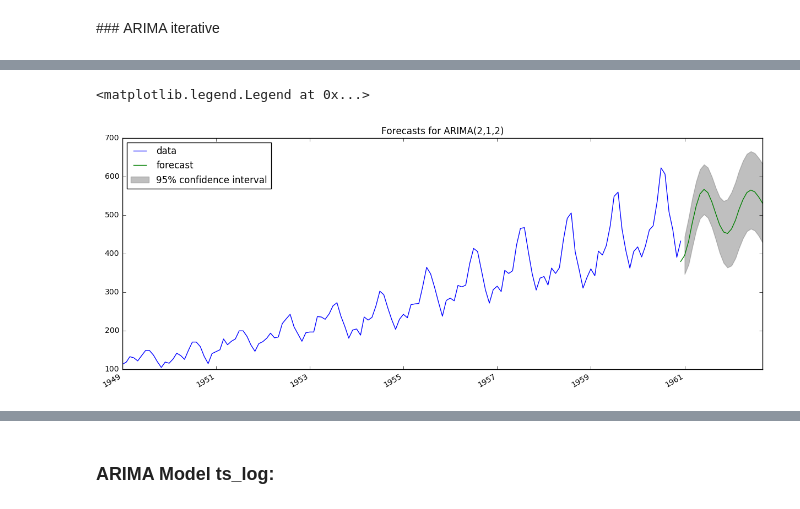
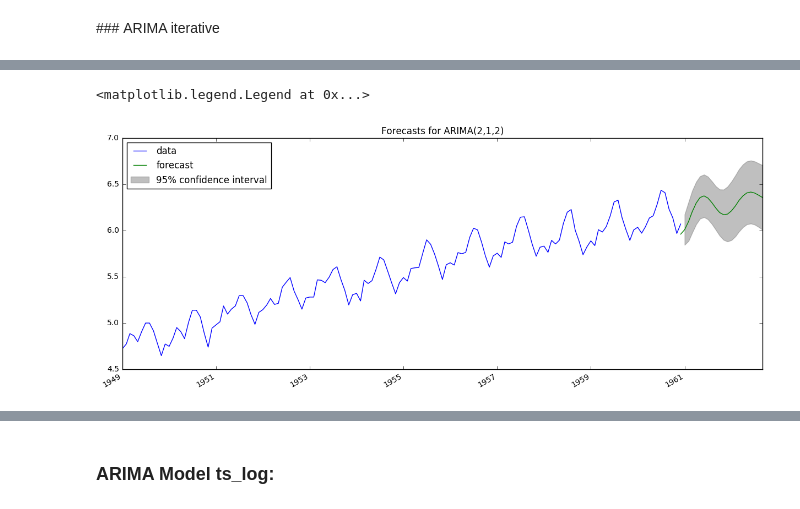
Before and after one commit to pedromorfeu/TFM, a Jupyter notebook: Time_Series_AirPassenger.ipynb, the cells around one changed output, grey strips where cells are left out. Saved outputs shown, nothing was run; the diff lists cells and outputs as text; code cells hidden in the pictures.

```diff
--- a/Time_Series_AirPassenger.ipynb
+++ b/Time_Series_AirPassenger.ipynb
@@ -441,16 +461,17 @@ for ar in range(3):
 # %%
 from statsmodels.tsa.statespace.sarimax import SARIMAX
-#model = SARIMAX(ts, order=(2, 1, 2))
-model = ARIMA(ts, order=(2, 1, 2))
+ts_log.name = "data"
+#model = SARIMAX(ts_log, order=(1, 1, 0))
+model = ARIMA(ts_log, order=(2, 1, 2))
 results = model.fit(disp=-1)
 fig, ax = plt.subplots()
-plt.plot(ts)
+plt.plot(ts_log)
 fig = results.plot_predict(start=len(ts)-1, end=len(ts)+20, dynamic=True, ax=ax, plot_insample=False)
 plt.title("Forecasts for ARIMA(2,1,2)")
 plt.legend(loc=2)
 # %% [output]
 <matplotlib.legend.Legend at 0x...>
-[figure, old version]
+[figure, new version]
 # %%
 
 ts.name = "data"
```
Also changed, not shown: parts of 19 cells of this notebook, 17 other files.
